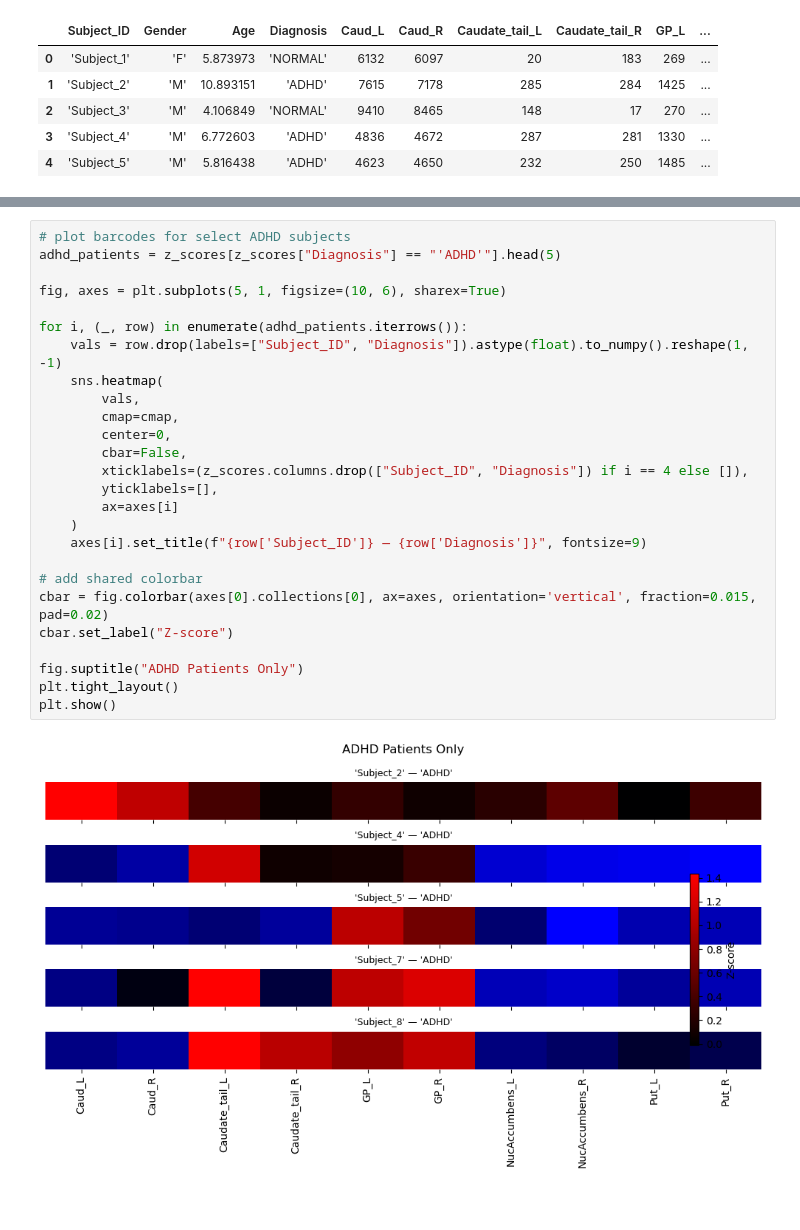
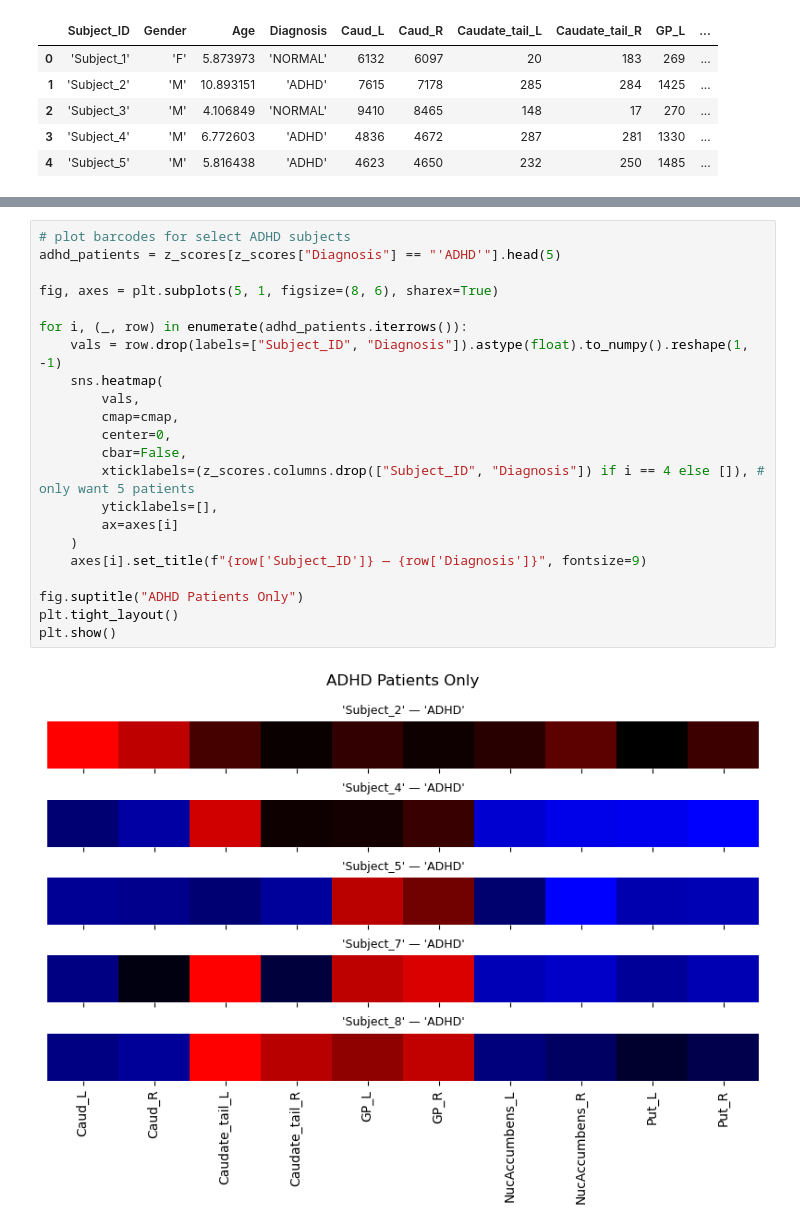
Before and after one commit to gracenohh/icmfinalproject, a Jupyter notebook: barcode_code.ipynb, the cells around one changed output, grey strips where cells are left out. Cells and saved outputs as stored; diff of their text form; blank space fills up the shorter version.

```diff
--- a/barcode_code.ipynb
+++ b/barcode_code.ipynb
@@ -53,31 +57,27 @@ plt.show()
 # %%
 # plot barcodes for select ADHD subjects
 adhd_patients = z_scores[z_scores["Diagnosis"] == "'ADHD'"].head(5)
 
-fig, axes = plt.subplots(5, 1, figsize=(10, 6), sharex=True)
+fig, axes = plt.subplots(5, 1, figsize=(8, 6), sharex=True)
 
 for i, (_, row) in enumerate(adhd_patients.iterrows()):
     vals = row.drop(labels=["Subject_ID", "Diagnosis"]).astype(float).to_numpy().reshape(1, -1)
     sns.heatmap(
         vals,
         cmap=cmap,
         center=0,
         cbar=False,
-        xticklabels=(z_scores.columns.drop(["Subject_ID", "Diagnosis"]) if i == 4 else []),
+        xticklabels=(z_scores.columns.drop(["Subject_ID", "Diagnosis"]) if i == 4 else []), # only want 5 patients
         yticklabels=[],
         ax=axes[i]
     )
     axes[i].set_title(f"{row['Subject_ID']} — {row['Diagnosis']}", fontsize=9)
 
-# add shared colorbar
-cbar = fig.colorbar(axes[0].collections[0], ax=axes, orientation='vertical', fraction=0.015, pad=0.02)
-cbar.set_label("Z-score")
-
 fig.suptitle("ADHD Patients Only")
 plt.tight_layout()
 plt.show()
 # %% [output]
-[figure, old version]
+[figure, new version]
 # %%
 # plot barcodes for select CONTROL subjects
 control_patients = z_scores[z_scores["Diagnosis"] == "'NORMAL'"].head(5)
```
Also changed, not shown: parts of 2 cells of this notebook, 1 other file.
